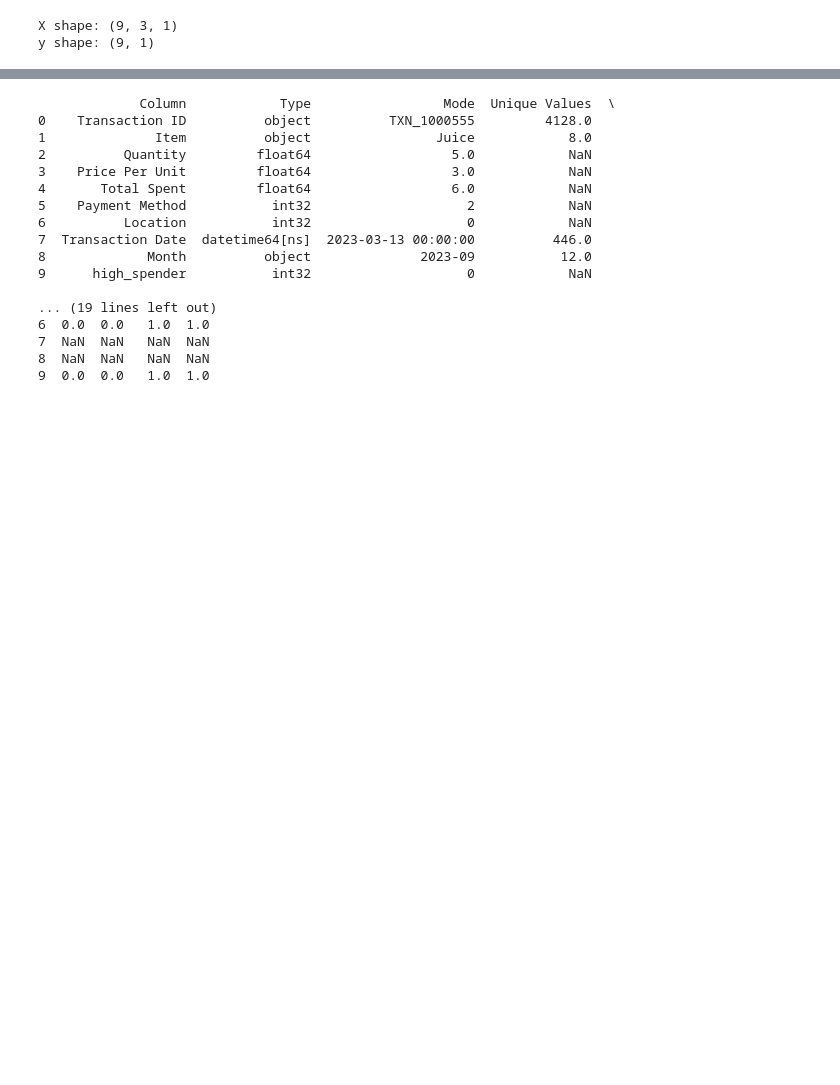
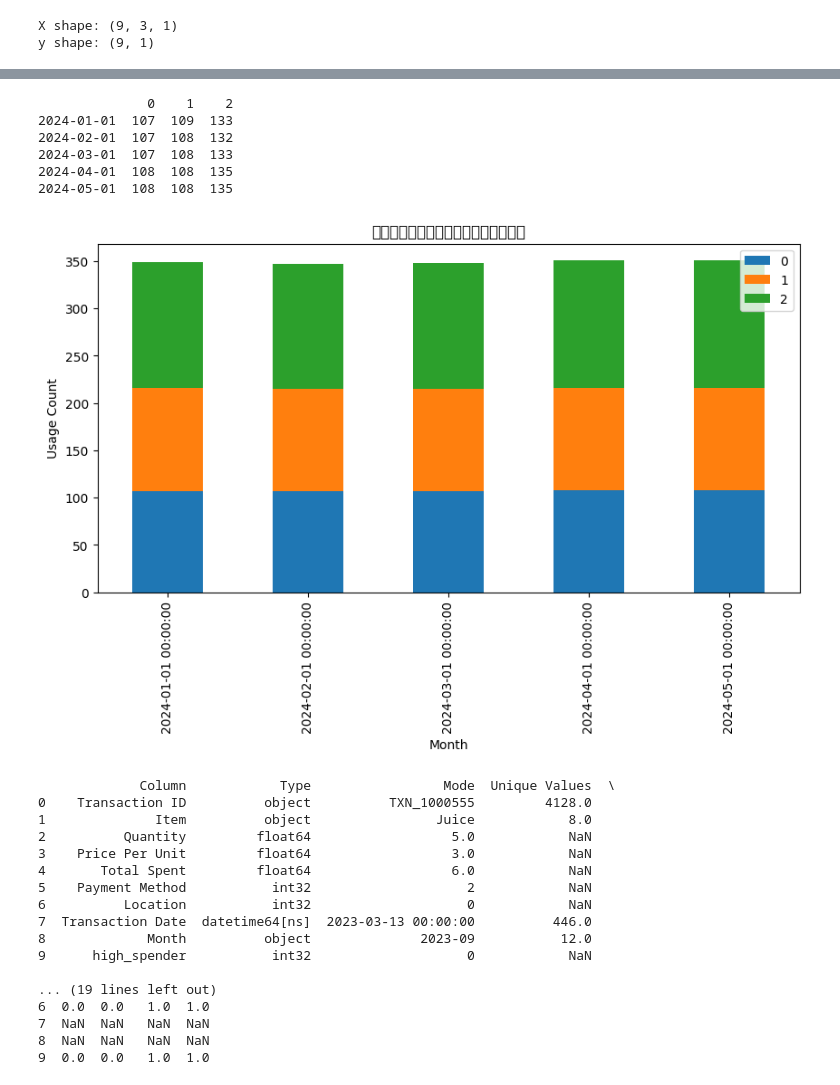
Before and after one commit to xiaYC35/cafe-sales-cleaning-trainnig, a Jupyter notebook: Cafe_sales_data.ipynb, the cells around one changed output, grey strips where cells are left out. Cells and saved outputs as stored; diff of their text form; code cells hidden in the pictures; blank space fills up the shorter version.

Commit message:
add lstm function

```diff
--- a/Cafe_sales_data.ipynb
+++ b/Cafe_sales_data.ipynb
@@ -1370,3 +1370,26 @@ pred_df.tail(10)
+# %%
+import importlib
+import lstm_predicte
+
+importlib.reload(lstm_predicte)
+from lstm_predicte import predict_payment_usage_lstm
+
+# 假设 clean_df 是你的销售数据
+pred_payment_df = predict_payment_usage_lstm(clean_df, n_months=5,seq_length=3)
+print(pred_payment_df)
+pred_payment_df.plot(kind='bar', stacked=True, figsize=(10,5))
+plt.title("未来五个月每种支付方式使用次数预测")
+plt.xlabel("Month")
+plt.ylabel("Usage Count")
+plt.show()
+# %% [output]
+              0    1    2
+2024-01-01  107  109  133
+2024-02-01  107  108  132
+2024-03-01  107  108  133
+2024-04-01  108  108  135
+2024-05-01  108  108  135
+[figure, added]
 # %%
 import pandas as pd
 import numpy as np
```
Also changed, not shown: parts of 1 cell of this notebook, 1 other file.
